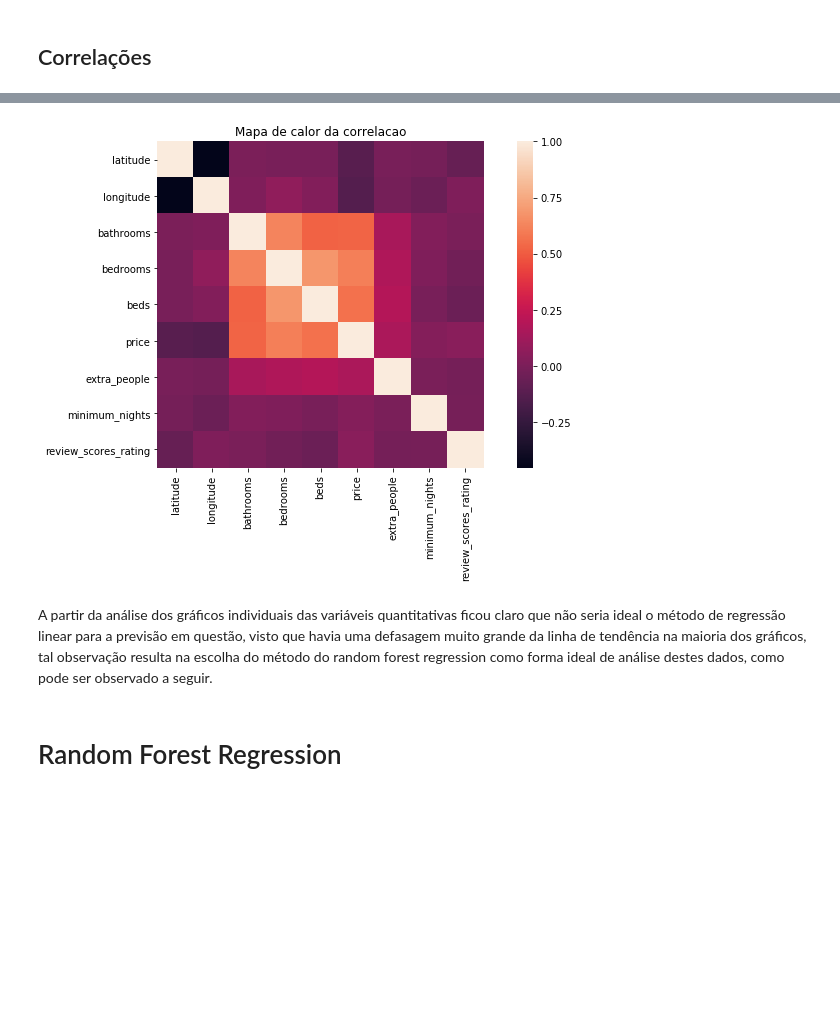
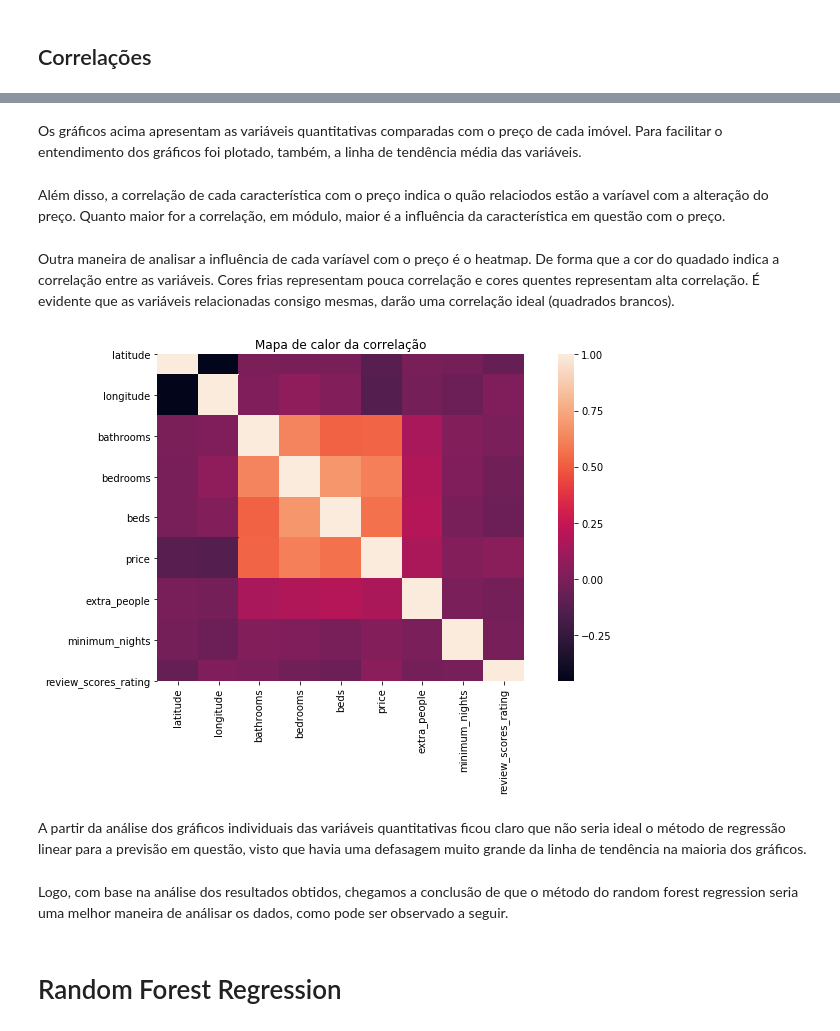
Before and after one commit to digomattar21/Projeto_3_CD, a Jupyter notebook: Projeto3_OG.ipynb, the cells around one changed output, grey strips where cells are left out. Saved outputs shown, nothing was run; the diff lists cells and outputs as text; code cells hidden in the pictures; blank space fills up the shorter version.

```diff
--- a/Projeto3_OG.ipynb
+++ b/Projeto3_OG.ipynb
@@ -91,6 +101,12 @@ Correlacao review_scores_rating vs price : 0.051161156394228885
+# %% [markdown]
+Os gráficos acima apresentam as variáveis quantitativas comparadas com o preço de cada imóvel. Para facilitar o entendimento dos gráficos foi plotado, também, a linha de tendência média das variáveis.
+# %% [markdown]
+Além disso, a correlação de cada característica com o preço indica o quão relaciodos estão a varíavel com a alteração do preço. Quanto maior for a correlação, em módulo, maior é a influência da característica em questão com o preço.
+# %% [markdown]
+Outra maneira de analisar a influência de cada varíavel com o preço é o heatmap. De forma que a cor do quadado indica a correlação entre as variáveis. Cores frias representam pouca correlação e cores quentes representam alta correlação. É evidente que as variáveis relacionadas consigo mesmas, darão uma correlação ideal (quadrados brancos).
 # %%
 matrix = df.corr()
 sns.heatmap(matrix, square = True);
-plt.title('Mapa de calor da correlacao');
+plt.title('Mapa de calor da correlação');
 # %% [output]
-[figure, old version]
+[figure, new version]
@@ -97,5 +115,7 @@ plt.title('Mapa de calor da correlacao');
 # %% [markdown]
-A partir da análise dos gráficos individuais das variáveis quantitativas ficou claro que não seria ideal o método de regressão linear para a previsão em questão, visto que havia uma defasagem muito grande da linha de tendência na maioria dos gráficos, tal observação resulta na escolha do método do random forest regression como forma ideal de análise destes dados, como pode ser observado a seguir.
+A partir da análise dos gráficos individuais das variáveis quantitativas ficou claro que não seria ideal o método de regressão linear para a previsão em questão, visto que havia uma defasagem muito grande da linha de tendência na maioria dos gráficos.
+# %% [markdown]
+Logo, com base na análise dos resultados obtidos, chegamos a conclusão de que o método do random forest regression seria uma melhor maneira de análisar os dados, como pode ser observado a seguir.
 # %% [markdown]
 # Random Forest Regression
 # %% [markdown]
```
Also changed, not shown: parts of 26 cells of this notebook.
